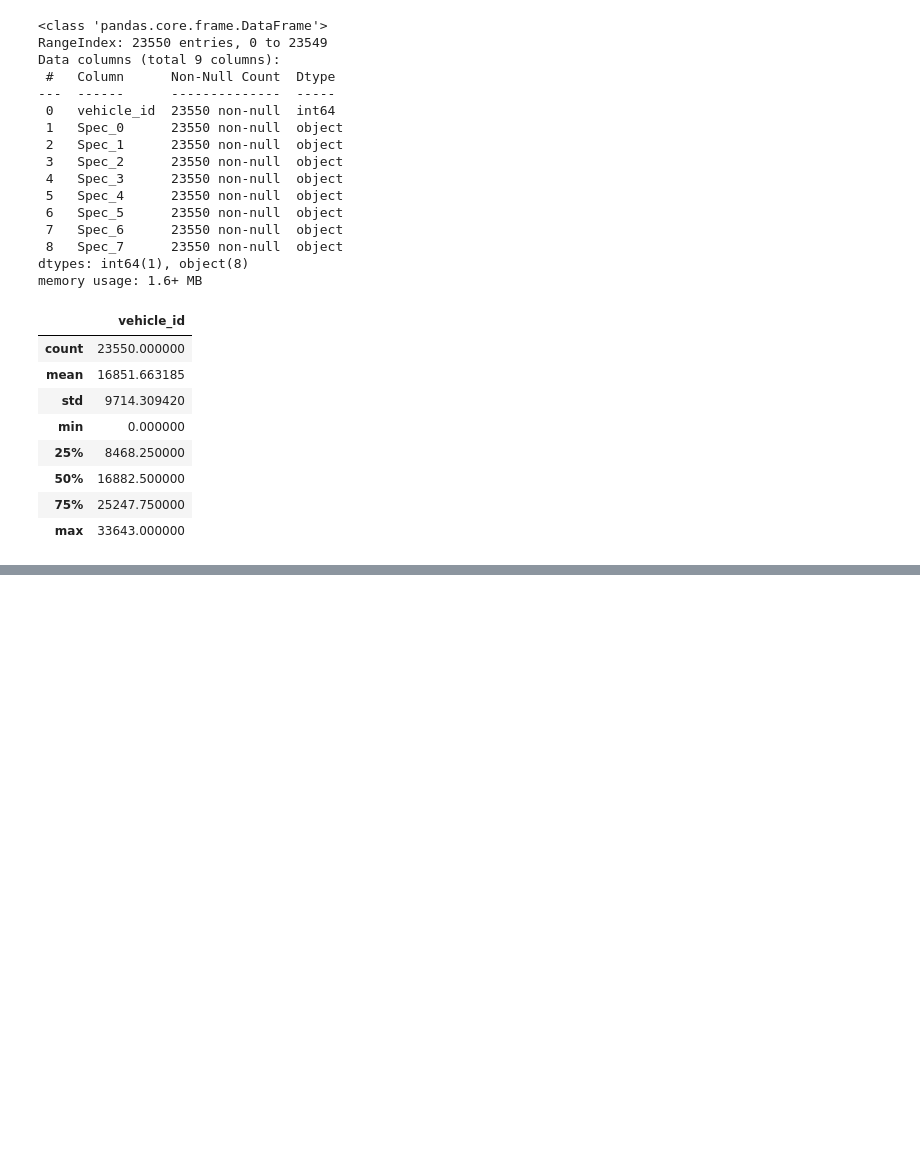
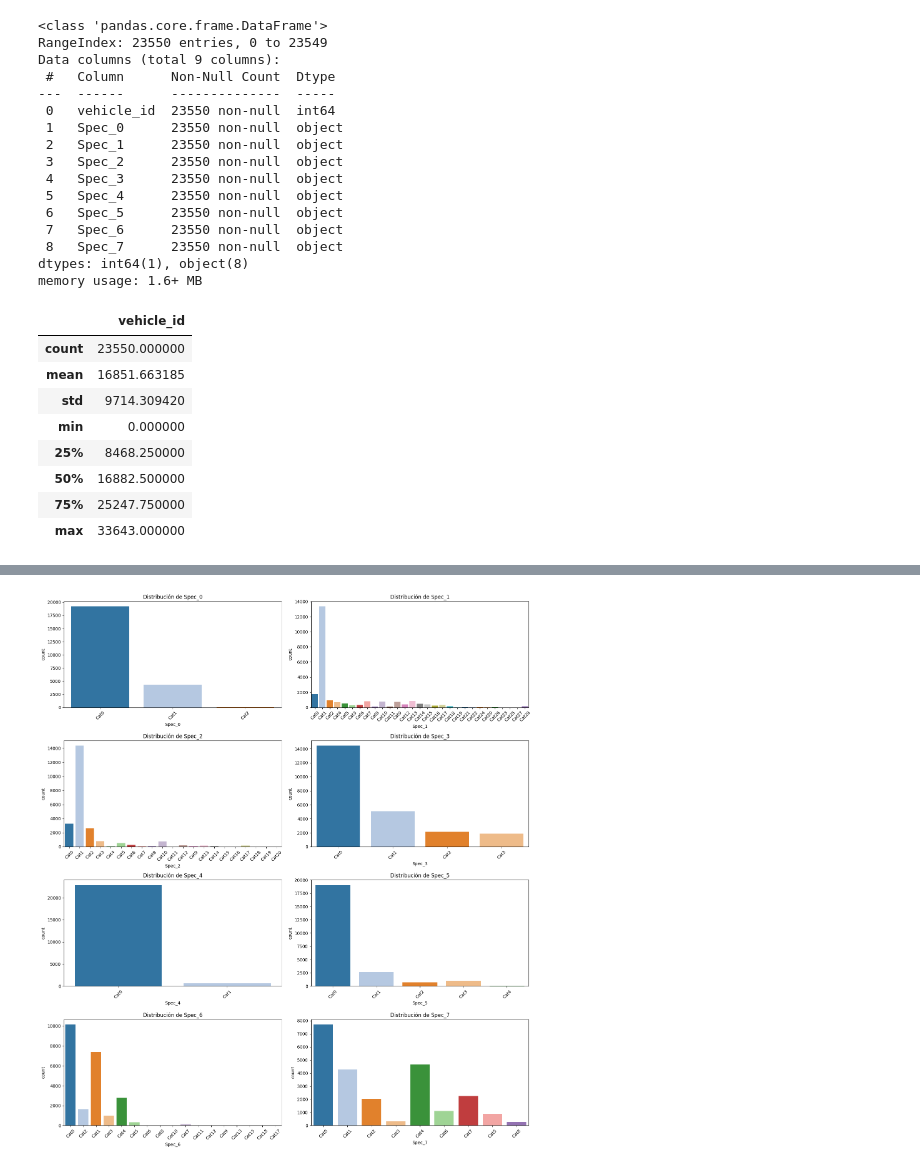
Before and after one commit to AlexSG29/IDA-Challenge-Tesis-Transformers, a Jupyter notebook: notebooks/train.ipynb, the cells around one changed output, grey strips where cells are left out. Cells and saved outputs as stored; diff of their text form; code cells hidden in the pictures; blank space fills up the shorter version.

Commit message:
specificacion clean and visualization

```diff
--- a/notebooks/train.ipynb
+++ b/notebooks/train.ipynb
@@ -532,0 +537,6 @@ train_specifications.describe()
+# %%
+# cada categoria en las variables categoricas
+for col in train_specifications.columns:
+    if col != 'vehicle_id':
+        unique_vals = train_specifications[col].nunique()
+        print(f'La columna {col} tiene {unique_vals} categorias diferentes.')
@@ -532,0 +552,33 @@ train_specifications.describe()
+# %%
+import matplotlib.pyplot as plt
+import seaborn as sns
+
+# Seleccionar las columnas categóricas (excluyendo vehicle_id)
+spec_cols = [col for col in train_specifications.columns if col != 'vehicle_id']
+
+# Crear figura con subplots (4 filas x 2 columnas)
+fig, axes = plt.subplots(4, 2, figsize=(16, 18))
+axes = axes.flatten()
+
+# Graficar cada columna
+for i, col in enumerate(spec_cols):
+    sns.countplot(
+        data=train_specifications,
+        x=col,
+        hue=col,                # <- necesario para usar palette sin warning
+        palette="tab20",        # paleta de colores más amplia y sobria
+        legend=False,           # ocultar leyenda redundante
+        ax=axes[i]
+    )
+    axes[i].set_title(f'Distribución de {col}')
+    axes[i].tick_params(axis='x', rotation=45)
+
+# Si sobran subplots, eliminarlos
+if len(spec_cols) < len(axes):
+    for j in range(len(spec_cols), len(axes)):
+        fig.delaxes(axes[j])
+
+plt.tight_layout()
+plt.show()
+# %% [output]
+[figure, added]
```
Also changed, not shown: parts of 3 cells of this notebook.
